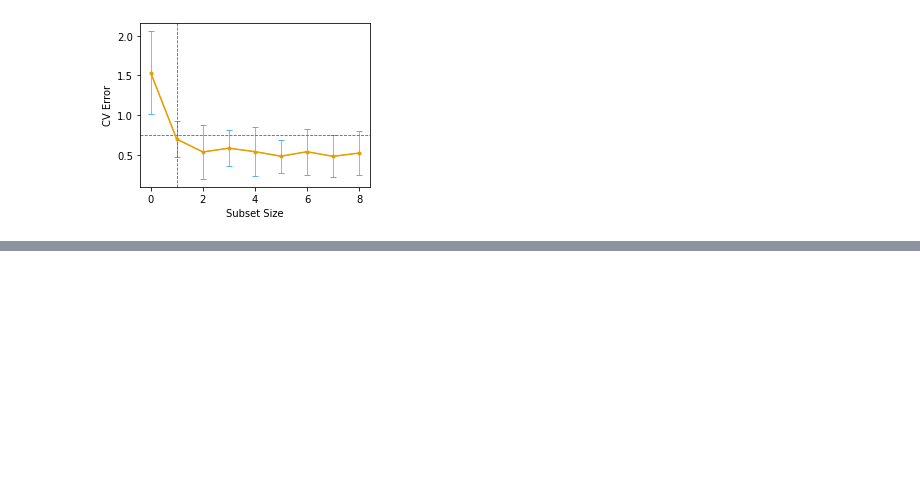
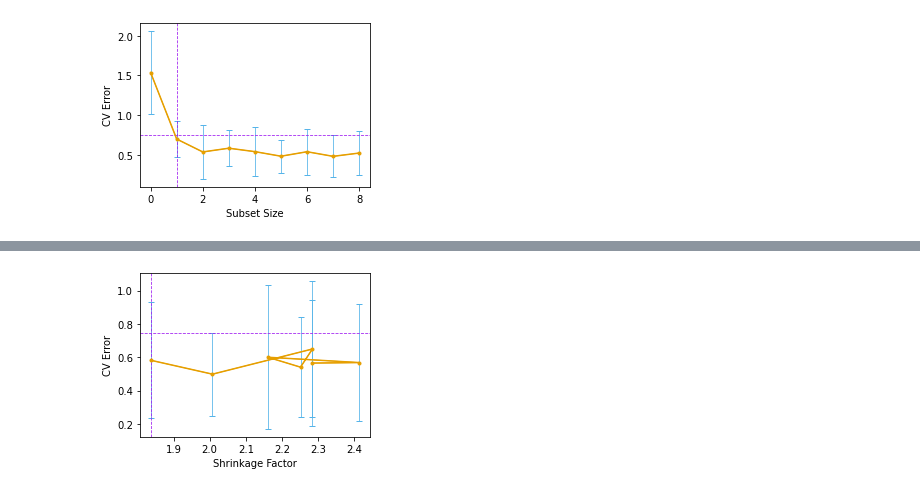
Before and after one commit to mpernow/ml-algos, a Jupyter notebook: mlalgos/example_notebooks/linear_regression.ipynb, the cells around one changed output, grey strips where cells are left out. Saved outputs shown, nothing was run; the diff lists cells and outputs as text; code cells hidden in the pictures; blank space fills up the shorter version.

```diff
--- a/mlalgos/example_notebooks/linear_regression.ipynb
+++ b/mlalgos/example_notebooks/linear_regression.ipynb
@@ -284,0 +395,4 @@ fig_subset = plot_cv_results(cv_means, cv_stds, list(range(0,9)), 'Subset Size')
+# %%
+fig_lasso = plot_cv_results(cv_means_lasso, cv_stds_lasso, t, 'Shrinkage Factor')
+# %% [output]
+[figure, added]
```
Also changed, not shown: parts of 11 cells of this notebook.
